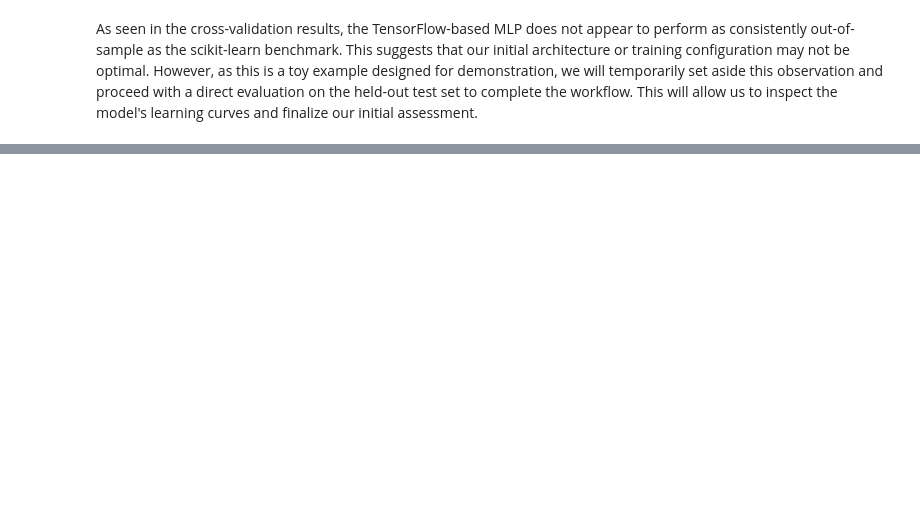
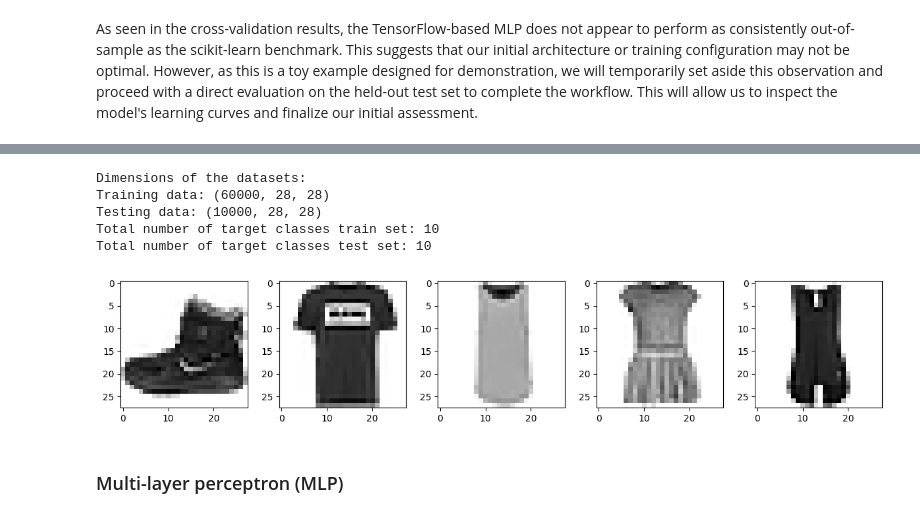
Before and after one commit to nescuderor/Personal_portfolio, a Jupyter notebook: 04_Neural_networks/01_ml_models.ipynb, the cells around one changed output, grey strips where cells are left out. Cells and saved outputs as stored; diff of their text form; code cells hidden in the pictures; blank space fills up the shorter version.

```diff
--- a/04_Neural_networks/01_ml_models.ipynb
+++ b/04_Neural_networks/01_ml_models.ipynb
@@ -722,0 +728,33 @@ This initial result serves as a valuable baseline and a classic example of the i
+# %%
+#Importing the initial data
+fashion_minist = tf.keras.datasets.fashion_mnist.load_data()
+(x_train, y_train), (x_test, y_test) = fashion_minist
+
+# Normalize pixel values to [0, 1] range to prevent numerical instability
+x_train = x_train / 255.0
+x_test = x_test / 255.0
+
+print("Dimensions of the datasets:",
+      f"Training data: {x_train.shape}",
+      f"Testing data: {x_test.shape}",
+      f"Total number of target classes train set: {len(np.unique(y_train))}",
+      f"Total number of target classes test set: {len(np.unique(y_test))}",
+      sep="\n")
+# %% [output]
+Dimensions of the datasets:
+Training data: (60000, 28, 28)
+Testing data: (10000, 28, 28)
+Total number of target classes train set: 10
+Total number of target classes test set: 10
+# %%
+# Checking a sample of images
+fig, ax = plt.subplots(nrows=1, ncols=5, figsize=(15, 2.5))
+for i in range(5):
+    axs = ax[i]
+    axs.imshow(x_train[i], cmap='binary')
+
+plt.show()
+# %% [output]
+[figure, added]
+# %% [markdown]
+### Multi-layer perceptron (MLP)
```
Also changed, not shown: parts of 16 cells of this notebook.
